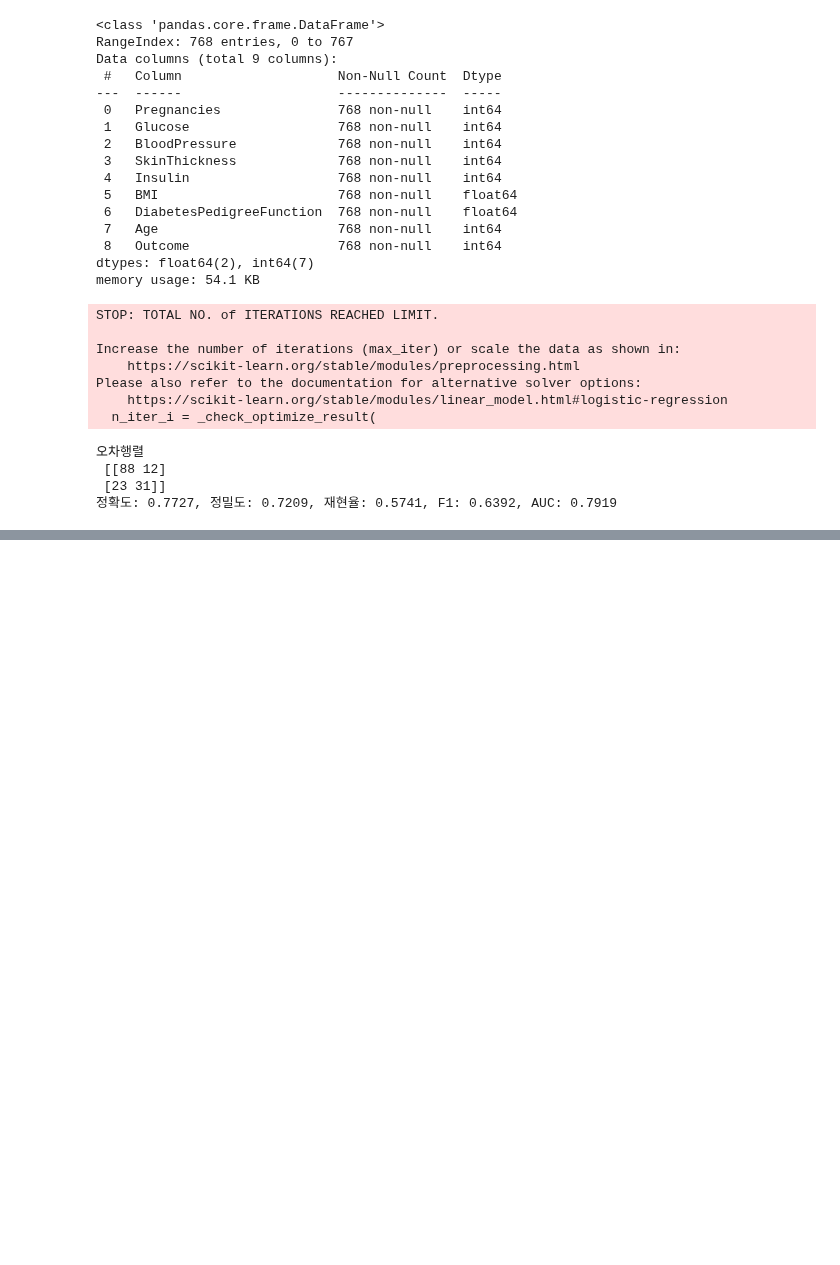
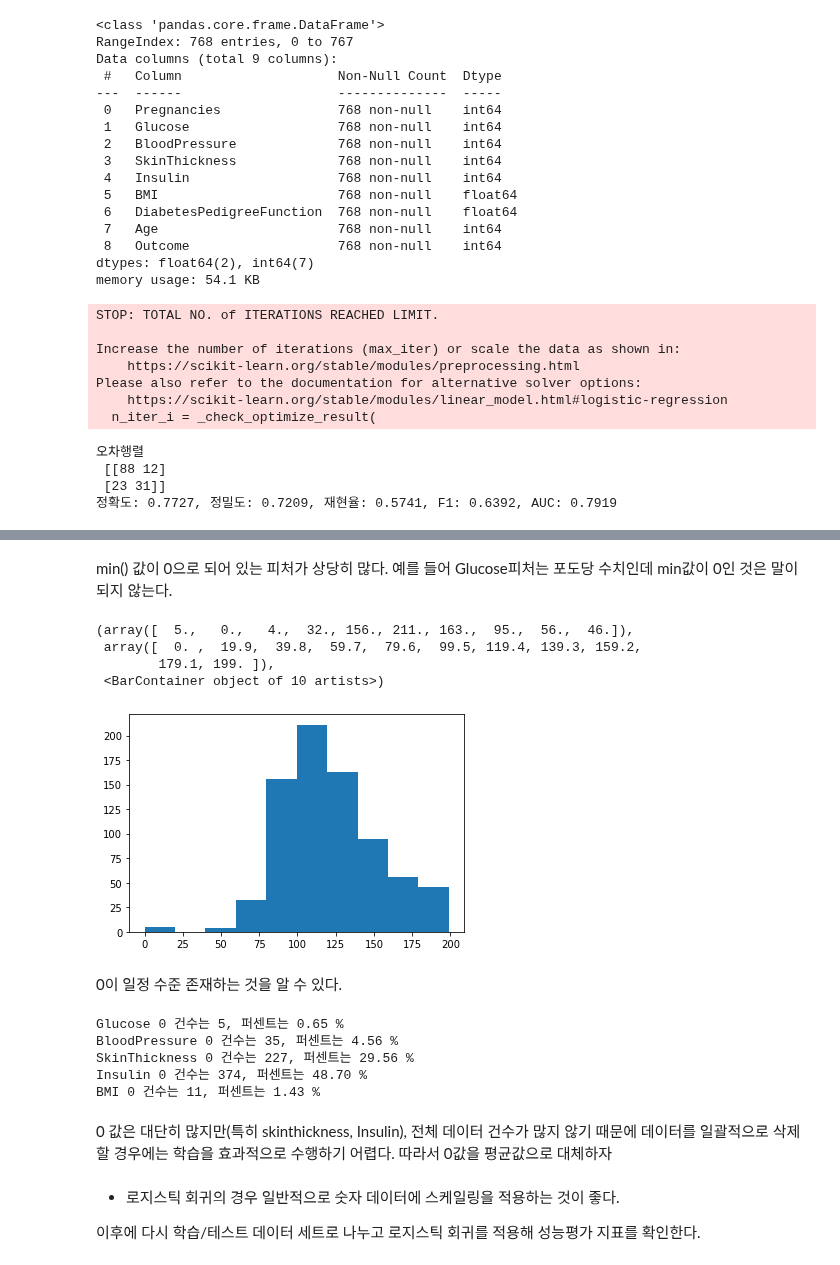
Before and after one commit to wizdom-js/data_analysis, a Jupyter notebook: 파이썬 머신러닝 완벽가이드/Chapter_03.ipynb, the cells around one changed output, grey strips where cells are left out. Cells and saved outputs as stored; diff of their text form; code cells hidden in the pictures; blank space fills up the shorter version.

```diff
--- a/파이썬 머신러닝 완벽가이드/Chapter_03.ipynb
+++ b/파이썬 머신러닝 완벽가이드/Chapter_03.ipynb
@@ -706,0 +737,35 @@ get_clf_eval(y_test, pred, pred_proba)
+# %% [markdown]
+min() 값이 0으로 되어 있는 피처가 상당히 많다. 예를 들어 Glucose피처는 포도당 수치인데 min값이 0인 것은 말이 되지 않는다.
+# %%
+# Glucose 피처 히스토그램으로 확인해보기
+plt.hist(diabetes_data['Glucose'], bins = 10)
+# %% [output]
+(array([  5.,   0.,   4.,  32., 156., 211., 163.,  95.,  56.,  46.]),
+ array([  0. ,  19.9,  39.8,  59.7,  79.6,  99.5, 119.4, 139.3, 159.2,
+        179.1, 199. ]),
+ <BarContainer object of 10 artists>)
+[figure, added]
+# %% [markdown]
+0이 일정 수준 존재하는 것을 알 수 있다.
+# %%
+# min() 값이 0으로 돼있는 피처에 대해 0 값의 건수 및 전체 데이터 건수 대비 몇 퍼센트의 비율로 존재하는지 확인해보기
+
+# 0 값을 검사할 피처 명 리스트
+# 포도당 수치, 혈압, 피하지방 측정값, 혈청 인슐린, 체질량지수
+zero_features = ['Glucose', 'BloodPressure', 'SkinThickness', 'Insulin', 'BMI']
+
+# 전체 데이터 건수
+total_count = diabetes_data['Glucose'].count()
+
+# 피처별로 반복하면서 데이터 값이 0인 데이터 건수를 추출하고, 퍼센트 계산
+for feature in zero_features :
+    zero_count = diabetes_data[diabetes_data[feature] == 0][feature].count()
+    print('{0} 0 건수는 {1}, 퍼센트는 {2:.2f} %'.format(feature, zero_count, 100*zero_count/total_count))
+# %% [output]
+Glucose 0 건수는 5, 퍼센트는 0.65 %
+BloodPressure 0 건수는 35, 퍼센트는 4.56 %
+SkinThickness 0 건수는 227, 퍼센트는 29.56 %
+Insulin 0 건수는 374, 퍼센트는 48.70 %
+BMI 0 건수는 11, 퍼센트는 1.43 %
+# %% [markdown]
+0 값은 대단히 많지만(특히 skinthickness, Insulin), 전체 데이터 건수가 많지 않기 때문에 데이터를 일괄적으로 삭제할 경우에는 학습을 효과적으로 수행하기 어렵다. 따라서 0값을 평균값으로 대체하자
@@ -706,0 +776,4 @@ get_clf_eval(y_test, pred, pred_proba)
+# %% [markdown]
+- 로지스틱 회귀의 경우 일반적으로 숫자 데이터에 스케일링을 적용하는 것이 좋다.
+
+이후에 다시 학습/테스트 데이터 세트로 나누고 로지스틱 회귀를 적용해 성능평가 지표를 확인한다.
```
Also changed, not shown: parts of 14 cells of this notebook.
